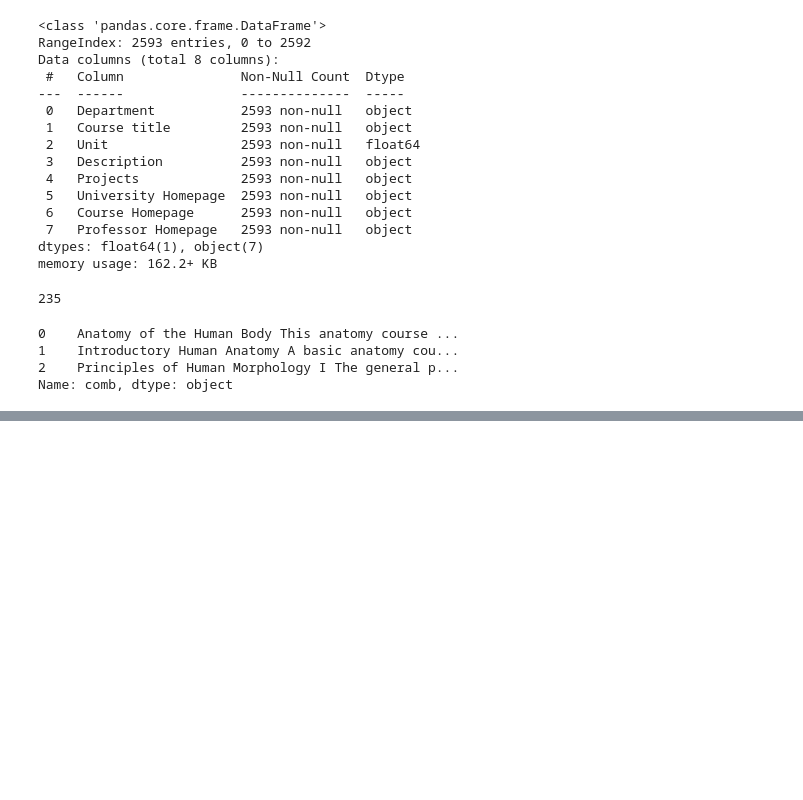
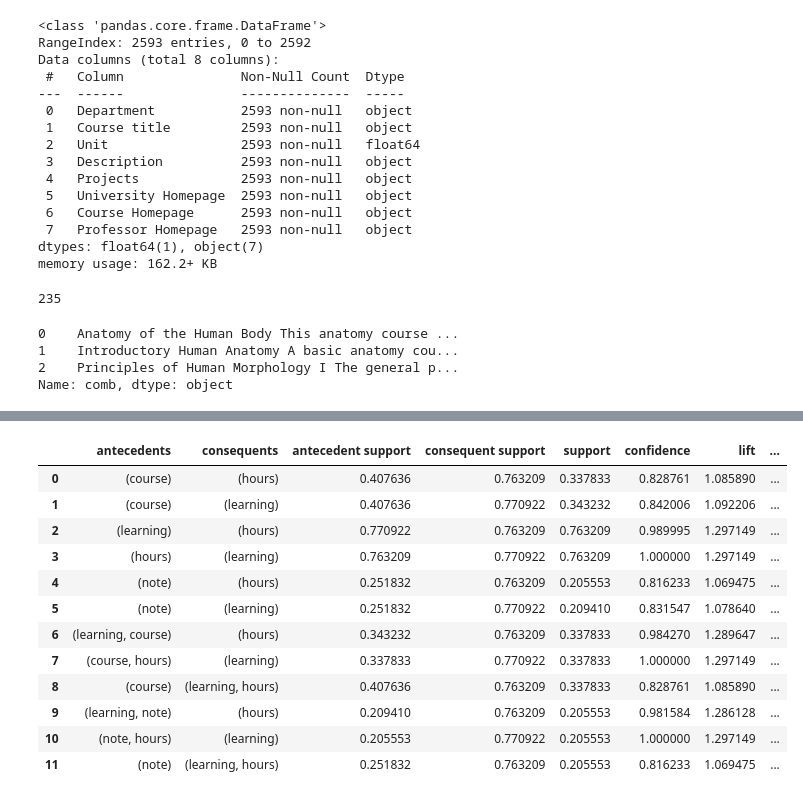
Before and after one commit to amireol/KeywordExtensionOfQueenUniversityCourses, a Jupyter notebook: Untitled.ipynb, the cells around one changed output, grey strips where cells are left out. Drawn from its saved outputs; the diff is of its cells as text; code cells hidden in the pictures; blank space fills up the shorter version.

```diff
--- a/Untitled.ipynb
+++ b/Untitled.ipynb
@@ -93,0 +173,5 @@ df[ps.stem(sentence) for sentence in df['comb']]
+# %%
+items = [word_tokenize(x) for x in df['comb']]
+# %%
+te = TransactionEncoder()
+te_ary = te.fit(items).transform(items)
@@ -93,0 +182,2 @@ df[ps.stem(sentence) for sentence in df['comb']]
+# %%
+dfx = pd.DataFrame(te_ary, columns=te.columns_)
@@ -93,0 +194,18 @@ df[ps.stem(sentence) for sentence in df['comb']]
+# %%
+frequent_itemsets = apriori(dfx, min_support=0.2, use_colnames=True)
+# %%
+association_rules(frequent_itemsets, metric="confidence", min_threshold=0.5)
+# %% [output]
+|  | antecedents | consequents | antecedent support | consequent support | support | confidence | lift | ... |
+| 0 | (course) | (hours) | 0.407636 | 0.763209 | 0.337833 | 0.828761 | 1.085890 | ... |
+| 1 | (course) | (learning) | 0.407636 | 0.770922 | 0.343232 | 0.842006 | 1.092206 | ... |
+| 2 | (learning) | (hours) | 0.770922 | 0.763209 | 0.763209 | 0.989995 | 1.297149 | ... |
+| 3 | (hours) | (learning) | 0.763209 | 0.770922 | 0.763209 | 1.000000 | 1.297149 | ... |
+| 4 | (note) | (hours) | 0.251832 | 0.763209 | 0.205553 | 0.816233 | 1.069475 | ... |
+| 5 | (note) | (learning) | 0.251832 | 0.770922 | 0.209410 | 0.831547 | 1.078640 | ... |
+| 6 | (learning, course) | (hours) | 0.343232 | 0.763209 | 0.337833 | 0.984270 | 1.289647 | ... |
+| 7 | (course, hours) | (learning) | 0.337833 | 0.770922 | 0.337833 | 1.000000 | 1.297149 | ... |
+| 8 | (course) | (learning, hours) | 0.407636 | 0.763209 | 0.337833 | 0.828761 | 1.085890 | ... |
+| 9 | (learning, note) | (hours) | 0.209410 | 0.763209 | 0.205553 | 0.981584 | 1.286128 | ... |
+| 10 | (note, hours) | (learning) | 0.205553 | 0.770922 | 0.205553 | 1.000000 | 1.297149 | ... |
+| 11 | (note) | (learning, hours) | 0.251832 | 0.763209 | 0.205553 | 0.816233 | 1.069475 | ... |
```
Also changed, not shown: parts of 19 cells of this notebook.
